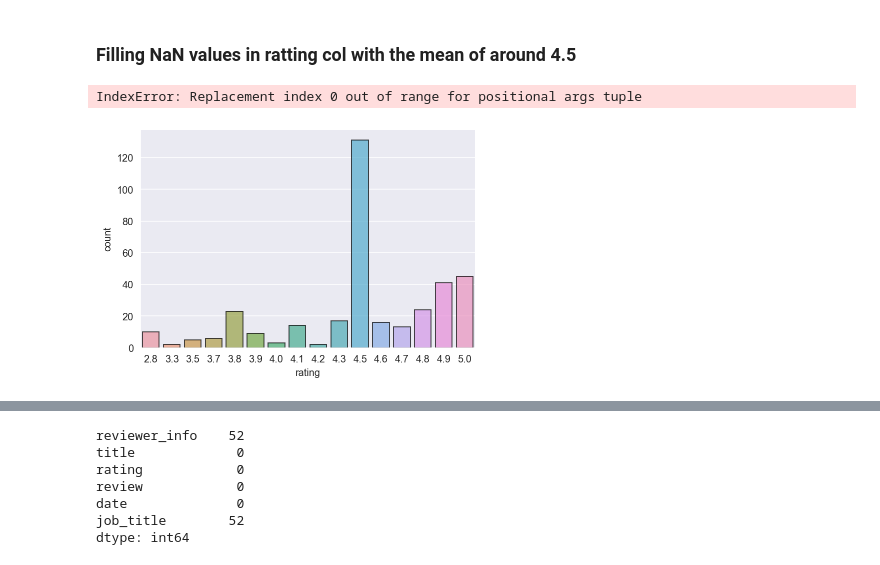
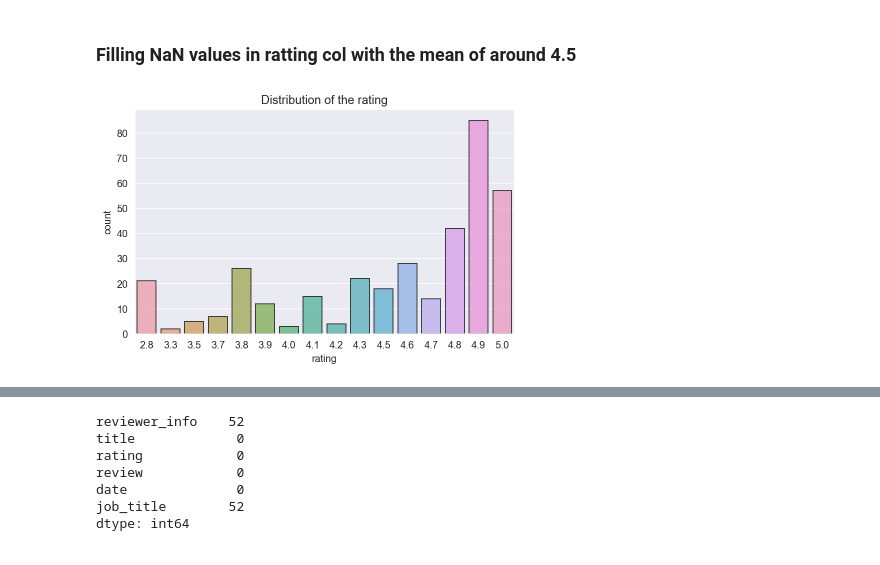
Before and after one commit to hitomi1104/sf_employee_review, a Jupyter notebook: japan/EDA.ipynb, the cells around one changed output, grey strips where cells are left out. Drawn from its saved outputs; the diff is of its cells as text; code cells hidden in the pictures.

```diff
--- a/japan/EDA.ipynb
+++ b/japan/EDA.ipynb
@@ -150,17 +136,17 @@ df.head(1)
 ### Filling NaN values in ratting col with the mean of around 4.5
 # %%
 df['rating'].unique()
-df['rating'].replace(np.nan, 4.5, inplace = True)
+# df['rating'].replace(np.nan, 4.5, inplace = True)
+df['rating'] = df['rating'].ffill(axis = 0)
 # %%
 sns.countplot(x='rating',alpha=0.7,edgecolor="black", data=df)
 sns.despine()
-plt.title("{}".format())
+plt.title("Distribution of the rating")
 
 plt.tight_layout()
 plt.show()
 # %% [output]
-IndexError: Replacement index 0 out of range for positional args tuple
-[figure, old version]
+[figure, new version]
 # %%
 plt.title('distribution of ratings (japan)')
 
```
Also changed, not shown: parts of 24 cells of this notebook, 37 other files.
